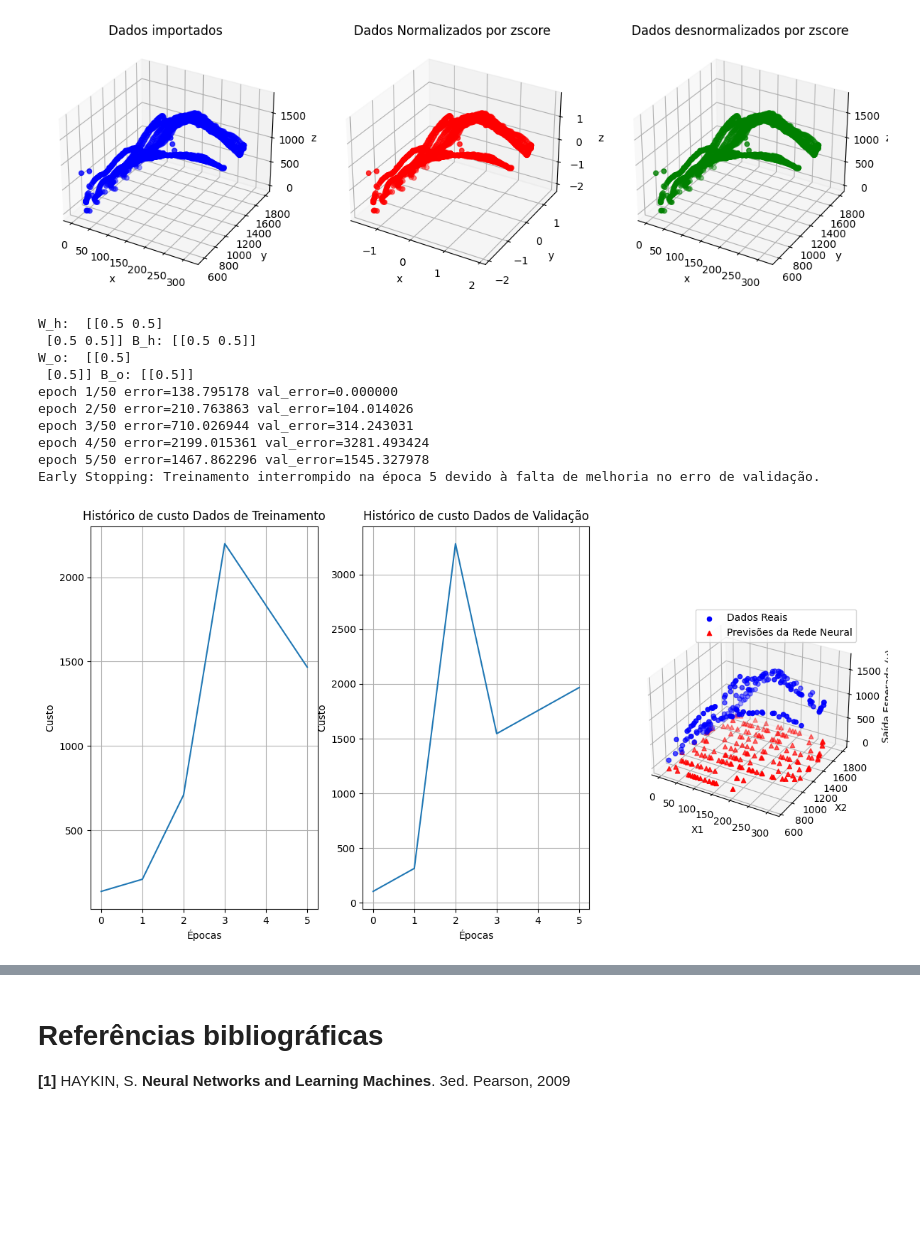
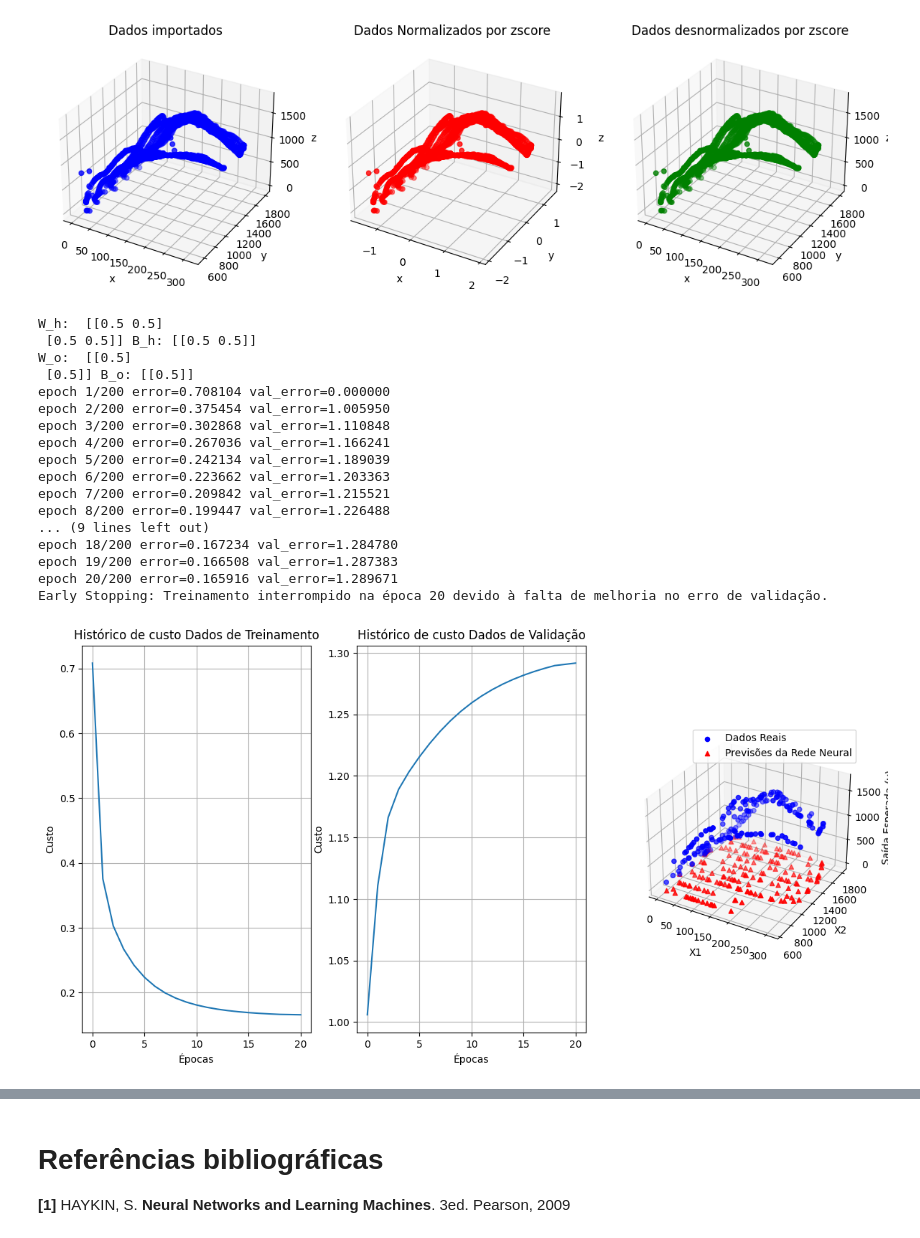
Before and after one commit to UescMecLab/Projeto-Rna, a Jupyter notebook: Fundamentos-de-RNAS/Trabalho7/Trabalho7.ipynb, the cells around one changed output, grey strips where cells are left out. Cells and saved outputs as stored; diff of their text form; code cells hidden in the pictures; blank space fills up the shorter version.

Commit message:
Trabalho 7 grad

```diff
--- a/Fundamentos-de-RNAS/Trabalho7/Trabalho7.ipynb
+++ b/Fundamentos-de-RNAS/Trabalho7/Trabalho7.ipynb
@@ -122,28 +122,24 @@ class Neuron():
             return lambda x: 1
 
     def set_delta_w(self, output_error, learning_rate):
-      J_w = np.array([(self.prime_activation(self.vk) * self.input.T * self.layer_error)])
-      J_ww = np.dot(J_w.T,  J_w)
-      grad = np.dot(J_w.T, output_error)
-      return(np.dot(np.linalg.inv(J_ww + np.dot(learning_rate, np.eye(self.input_dim))), grad))
+        return (self.input * output_error * learning_rate) # grad
 
     def set_delta_b(self, output_error, learning_rate):
-        J_b = np.array([(self.prime_activation(self.vk) * self.layer_error)])
-        J_bb = np.dot(J_b.T,  J_b)
-        grad = np.dot(J_b.T, output_error)
-        return(np.dot(np.linalg.inv(J_bb + np.dot(learning_rate, np.eye(1))), grad))
+        return(output_error * learning_rate) # grad
 
-    def set_error_to_propag(self):
-      return (self.prime_activation(self.vk) * self.weights.T)
+    def set_error_to_propag(self, output_error):
+      return np.sum(output_error * self.weights)
 
-    def backpropagation(self, output_error, learning_rate, layer_error):
-        self.layer_error = layer_error[self.index] if (len(layer_error) > 1) else layer_error[0]
+    def backpropagation(self, output_error, learning_rate):
+        output_error = output_error[self.index] if (len(output_error) > 1) else output_error[0]
+        output_error = output_error * self.prime_activation(self.vk)
         self.delta_w = self.set_delta_w(output_error, learning_rate)
         self.delta_b = self.set_delta_b(output_error, learning_rate)
-        self.error_to_propag = self.set_error_to_propag()
+
+        self.error_to_propag = self.set_error_to_propag(output_error)
+
         self.weights -= self.delta_w.flatten()
-        self.bias -= self.delta_b[0]
-        #self.print_backpropagation_parameters()
+        self.bias -= self.delta_b
         return (self.error_to_propag)
 
     def print_backpropagation_parameters(self):
@@ -163,10 +159,10 @@ class DenseLayer():
             outputs.append(output)
         return outputs
 
-    def backpropagation(self, output_error, learning_rate, layer_error):
+    def backpropagation(self, output_error, learning_rate):
         outputs = []
         for neuron in self.neurons:
-            output = neuron.backpropagation(output_error, learning_rate, layer_error[0])
+            output = neuron.backpropagation(output_error, learning_rate)
             outputs.append(output)
         return np.array(outputs)
 
@@ -192,7 +188,7 @@ class Network():
         self.forward_outputs = []
         self.input_signal = None
         self.loss = self.set_loss()
-        self.prime = self.set_loss_prime()
+        self.loss_prime = self.set_loss_prime()
 
     # runs forward through test data
     def predict(self, x_test):
@@ -242,7 +238,6 @@ class Network():
             if (self.earlyStopping(x_val, y_val, epoch, patience) == True):
                 break
 
-
     def set_loss(self, loss="MSE"):
         if loss == "MSE":
             return lambda y_true, y_pred: np.mean(np.power(y_true - y_pred, 2))
@@ -267,10 +262,9 @@ class Network():
         self.y_pred = y
 
     def backpropagation(self, y_desired, learning_rate=0.01):
-        output_error = np.array([self.y_pred - y_desired])
-        layer_error = np.array([[1]])
+        output_error = self.loss_prime(y_desired, self.y_pred)
         for layer in reversed(self.layers):
-            layer_error = layer.backpropagation(output_error, learning_rate, layer_error)
+            output_error = layer.backpropagation(output_error, learning_rate)
 
     def print_forward_propagation(self):
         print ("--------------------Forward Propagation----------------------")
@@ -394,7 +388,7 @@ def updateNetwork(hiddenLayer, outputLayer, w_h, b_h, w_o, b_o):
     outputLayer.set_weights(w_o)
     outputLayer.set_bias(b_o)
 
-def TestNetwork(network, patience=10, learning_rate=0.001, epochs=50, print_epochs=True):
+def TestNetwork(network, patience=20, learning_rate=0.001, epochs=200, print_epochs=True):
     fig = plt.figure(figsize=(14, 7))
     network.train(x_train, y_train, epochs, learning_rate, x_val, y_val, patience, print_epochs)
     PlotCosts(fig, network.HistCost, pos=1, label=" Dados de Treinamento")
@@ -403,21 +397,28 @@ def TestNetwork(network, patience=10, learning_rate=0.001, epochs=50, print_epoc
 # %%
 net = CreateNetwork(    w_h=np.array([[0.5, 0.5], [0.5, 0.5]]),
                         b_h=np.array([0.5 , 0.5]),
                         w_o=np.array([[0.5, 0.5]]),
                         b_o=np.array([0.5]))
-TestNetwork(net, patience=5)
+TestNetwork(net)
 # %% [output]
 W_h:  [[0.5 0.5]
  [0.5 0.5]] B_h: [[0.5 0.5]]
 W_o:  [[0.5]
  [0.5]] B_o: [[0.5]]
-epoch 1/50 error=138.795178 val_error=0.000000
-epoch 2/50 error=210.763863 val_error=104.014026
-epoch 3/50 error=710.026944 val_error=314.243031
-epoch 4/50 error=2199.015361 val_error=3281.493424
-epoch 5/50 error=1467.862296 val_error=1545.327978
-Early Stopping: Treinamento interrompido na época 5 devido à falta de melhoria no erro de validação.
+epoch 1/200 error=0.708104 val_error=0.000000
+epoch 2/200 error=0.375454 val_error=1.005950
+epoch 3/200 error=0.302868 val_error=1.110848
+epoch 4/200 error=0.267036 val_error=1.166241
+epoch 5/200 error=0.242134 val_error=1.189039
+epoch 6/200 error=0.223662 val_error=1.203363
+epoch 7/200 error=0.209842 val_error=1.215521
+epoch 8/200 error=0.199447 val_error=1.226488
+... (9 lines left out)
+epoch 18/200 error=0.167234 val_error=1.284780
+epoch 19/200 error=0.166508 val_error=1.287383
+epoch 20/200 error=0.165916 val_error=1.289671
+Early Stopping: Treinamento interrompido na época 20 devido à falta de melhoria no erro de validação.
-[figure, old version]
+[figure, new version]
 # %%
 net = CreateNetwork(    dim=3,
                         w_h=np.array([[0.5, 0.5], [0.5, 0.5], [0.5, 0.5]]),
```
Also changed, not shown: parts of 4 cells of this notebook.
